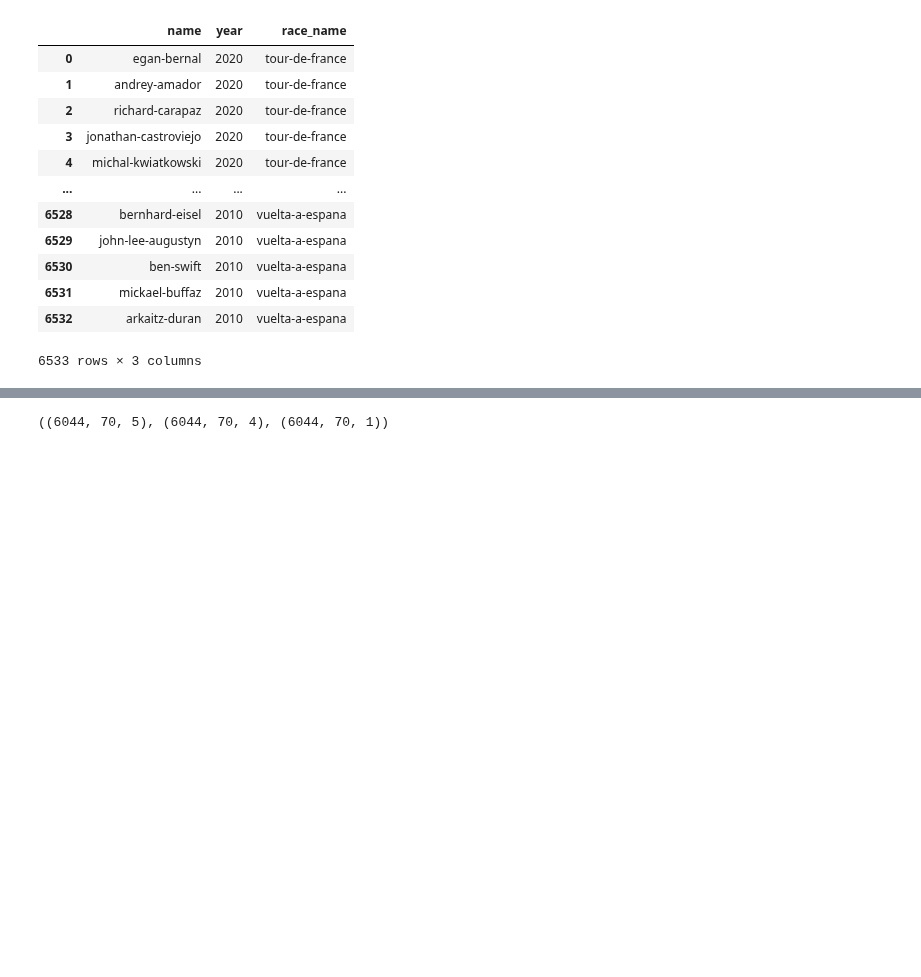
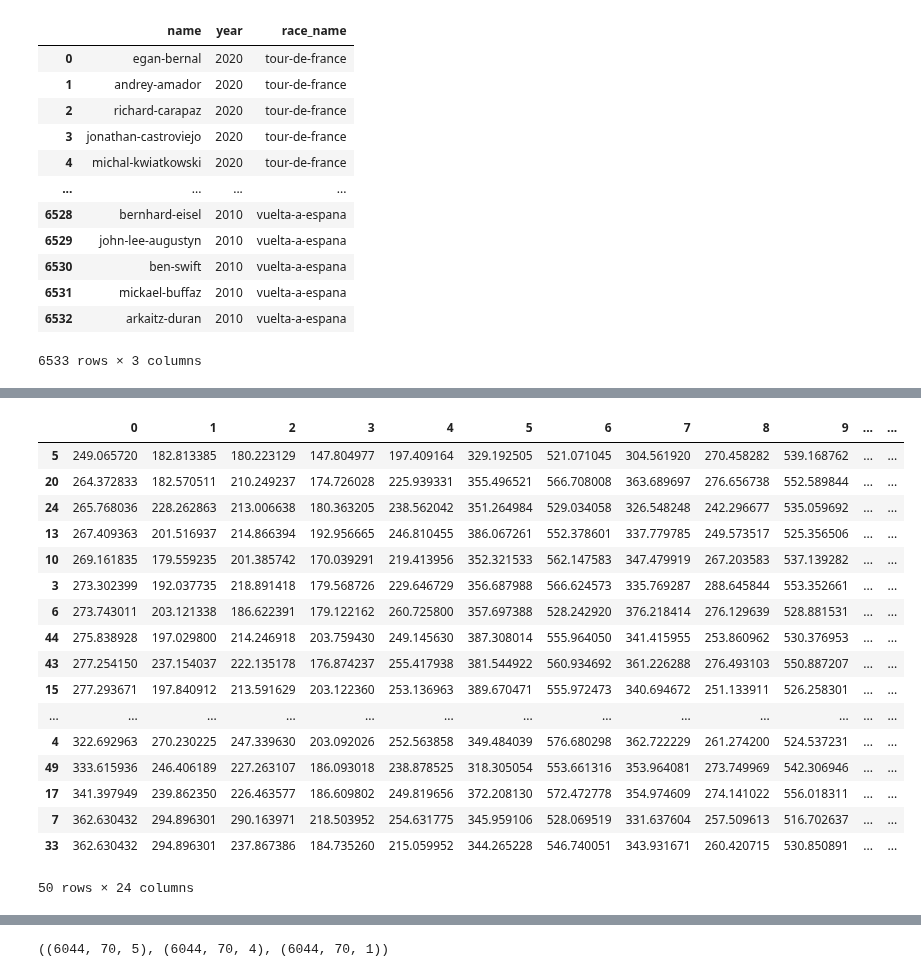
Before and after one commit to Michiel-DK/cycling, a Jupyter notebook: rnn.ipynb, the cells around one changed output, grey strips where cells are left out. Saved outputs shown, nothing was run; the diff lists cells and outputs as text; code cells hidden in the pictures; blank space fills up the shorter version.

```diff
--- a/rnn.ipynb
+++ b/rnn.ipynb
@@ -231,0 +670,23 @@ for seq in range(20,100):
+# %%
+predict_df = pd.DataFrame(ls_predict)
+
+predict_df.head(50).sort_values(by=0)
+# %% [output]
+|  | 0 | 1 | 2 | 3 | 4 | 5 | 6 | 7 | 8 | 9 | ... | ... |
+| 5 | 249.065720 | 182.813385 | 180.223129 | 147.804977 | 197.409164 | 329.192505 | 521.071045 | 304.561920 | 270.458282 | 539.168762 | ... | ... |
+| 20 | 264.372833 | 182.570511 | 210.249237 | 174.726028 | 225.939331 | 355.496521 | 566.708008 | 363.689697 | 276.656738 | 552.589844 | ... | ... |
+| 24 | 265.768036 | 228.262863 | 213.006638 | 180.363205 | 238.562042 | 351.264984 | 529.034058 | 326.548248 | 242.296677 | 535.059692 | ... | ... |
+| 13 | 267.409363 | 201.516937 | 214.866394 | 192.956665 | 246.810455 | 386.067261 | 552.378601 | 337.779785 | 249.573517 | 525.356506 | ... | ... |
+| 10 | 269.161835 | 179.559235 | 201.385742 | 170.039291 | 219.413956 | 352.321533 | 562.147583 | 347.479919 | 267.203583 | 537.139282 | ... | ... |
+| 3 | 273.302399 | 192.037735 | 218.891418 | 179.568726 | 229.646729 | 356.687988 | 566.624573 | 335.769287 | 288.645844 | 553.352661 | ... | ... |
+| 6 | 273.743011 | 203.121338 | 186.622391 | 179.122162 | 260.725800 | 357.697388 | 528.242920 | 376.218414 | 276.129639 | 528.881531 | ... | ... |
+| 44 | 275.838928 | 197.029800 | 214.246918 | 203.759430 | 249.145630 | 387.308014 | 555.964050 | 341.415955 | 253.860962 | 530.376953 | ... | ... |
+| 43 | 277.254150 | 237.154037 | 222.135178 | 176.874237 | 255.417938 | 381.544922 | 560.934692 | 361.226288 | 276.493103 | 550.887207 | ... | ... |
+| 15 | 277.293671 | 197.840912 | 213.591629 | 203.122360 | 253.136963 | 389.670471 | 555.972473 | 340.694672 | 251.133911 | 526.258301 | ... | ... |
+| ... | ... | ... | ... | ... | ... | ... | ... | ... | ... | ... | ... | ... |
+| 4 | 322.692963 | 270.230225 | 247.339630 | 203.092026 | 252.563858 | 349.484039 | 576.680298 | 362.722229 | 261.274200 | 524.537231 | ... | ... |
+| 49 | 333.615936 | 246.406189 | 227.263107 | 186.093018 | 238.878525 | 318.305054 | 553.661316 | 353.964081 | 273.749969 | 542.306946 | ... | ... |
+| 17 | 341.397949 | 239.862350 | 226.463577 | 186.609802 | 249.819656 | 372.208130 | 572.472778 | 354.974609 | 274.141022 | 556.018311 | ... | ... |
+| 7 | 362.630432 | 294.896301 | 290.163971 | 218.503952 | 254.631775 | 345.959106 | 528.069519 | 331.637604 | 257.509613 | 516.702637 | ... | ... |
+| 33 | 362.630432 | 294.896301 | 237.867386 | 184.735260 | 215.059952 | 344.265228 | 546.740051 | 343.931671 | 260.420715 | 530.850891 | ... | ... |
+50 rows × 24 columns
```
Also changed, not shown: parts of 38 cells of this notebook, 3 other files.
